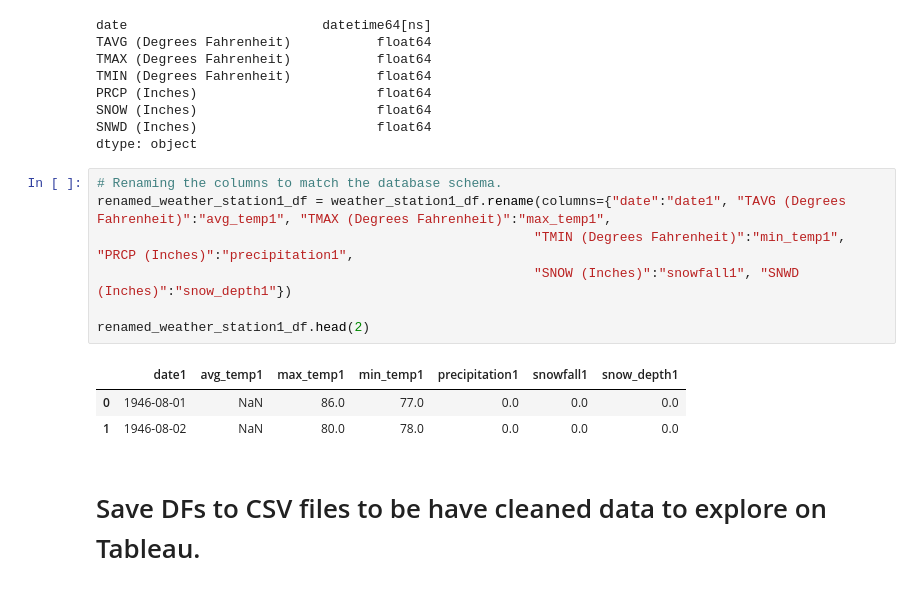
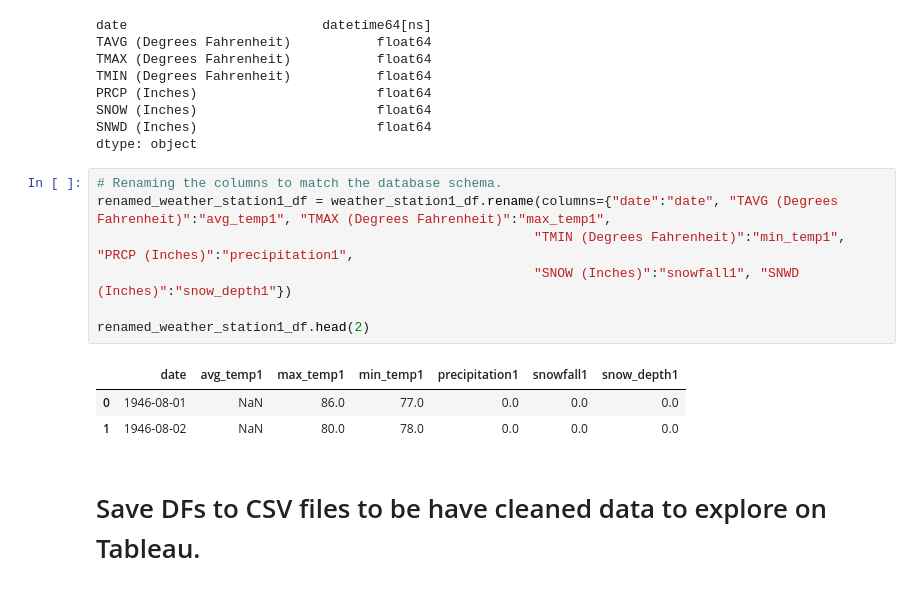
Before and after one commit to david-garza/enterococci_prediction_analysis, a Jupyter notebook: pre_cleaned_data_to_CSV.ipynb, the cells around one changed output. Cells and saved outputs as stored; diff of their text form.

```diff
--- a/pre_cleaned_data_to_CSV.ipynb
+++ b/pre_cleaned_data_to_CSV.ipynb
@@ -474,13 +474,13 @@ SNWD (Inches)                       float64
 dtype: object
 # %%
 # Renaming the columns to match the database schema.
-renamed_weather_station1_df = weather_station1_df.rename(columns={"date":"date1", "TAVG (Degrees Fahrenheit)":"avg_temp1", "TMAX (Degrees Fahrenheit)":"max_temp1",
+renamed_weather_station1_df = weather_station1_df.rename(columns={"date":"date", "TAVG (Degrees Fahrenheit)":"avg_temp1", "TMAX (Degrees Fahrenheit)":"max_temp1",
                                                         "TMIN (Degrees Fahrenheit)":"min_temp1", "PRCP (Inches)":"precipitation1",
                                                         "SNOW (Inches)":"snowfall1", "SNWD (Inches)":"snow_depth1"})
 
 renamed_weather_station1_df.head(2)
 # %% [output]
-|  | date1 | avg_temp1 | max_temp1 | min_temp1 | precipitation1 | snowfall1 | snow_depth1 |
+|  | date | avg_temp1 | max_temp1 | min_temp1 | precipitation1 | snowfall1 | snow_depth1 |
 | 0 | 1946-08-01 | NaN | 86.0 | 77.0 | 0.0 | 0.0 | 0.0 |
 | 1 | 1946-08-02 | NaN | 80.0 | 78.0 | 0.0 | 0.0 | 0.0 |
 # %% [markdown]
```
Also changed, not shown: parts of 4 cells of this notebook.
